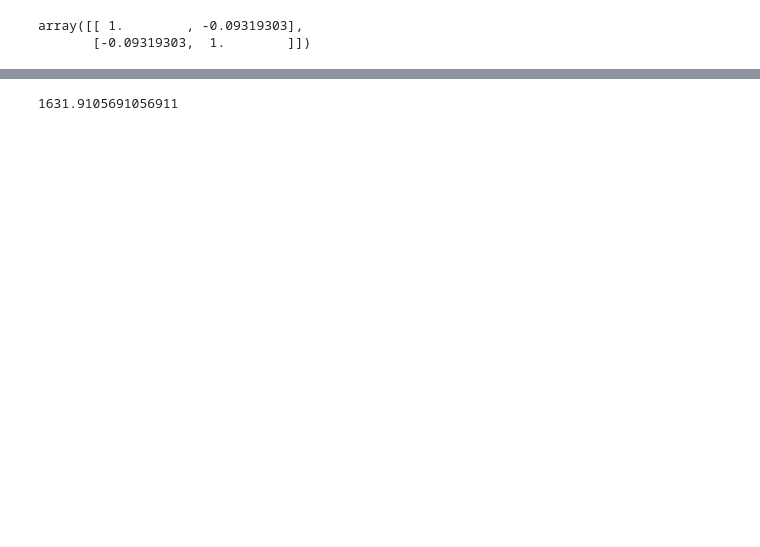
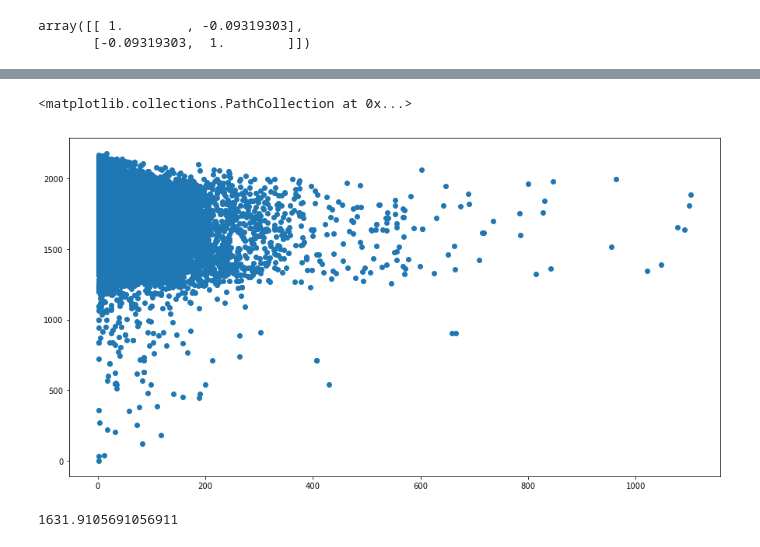
Before and after one commit to sanhitamj/elderly_fraud_detection, a Jupyter notebook: linear model.ipynb, the cells around one changed output, grey strips where cells are left out. Drawn from its saved outputs; the diff is of its cells as text; code cells hidden in the pictures; blank space fills up the shorter version.

```diff
--- a/linear model.ipynb
+++ b/linear model.ipynb
@@ -785,3 +767,9 @@ plt.scatter(duration.values, count.values)
+# %%
+plt.figure(figsize = (15,8))
+plt.scatter(count.values/duration.values, duration.values)
+# %% [output]
+<matplotlib.collections.PathCollection at 0x...>
+[figure, added]
 # %%
 duration[np.argmax(total)]
 # %% [output]
```
Also changed, not shown: parts of 19 cells of this notebook, 5 other files.
